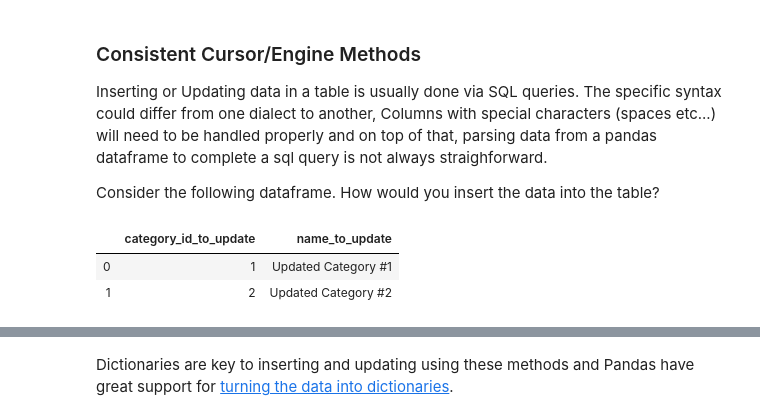
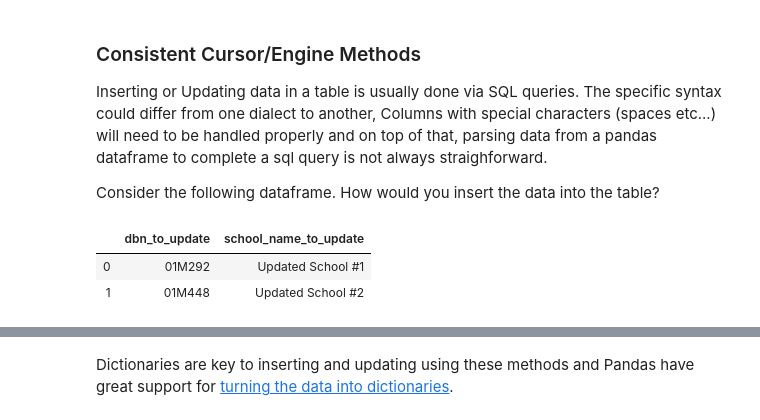
Before and after one commit to CATHounyo/uchicago, a Jupyter notebook: sqlalchemy_simple_benefits.ipynb, the cells around one changed output, grey strips where cells are left out. Drawn from its saved outputs; the diff is of its cells as text; code cells hidden in the pictures.

```diff
--- a/sqlalchemy_simple_benefits.ipynb
+++ b/sqlalchemy_simple_benefits.ipynb
@@ -131,9 +132,19 @@ data_to_update_in_category = pd.DataFrame({
-# %%
-data_to_update_in_category
-# %% [output]
-|  | category_id_to_update | name_to_update |
-| 0 | 1 | Updated Category #1 |
-| 1 | 2 | Updated Category #2 |
+# %%
+data_to_insert_into_table = pd.DataFrame({
+    'dbn': ['01M998', '01M999'],
+    'school_name': ['My Made Up School', 'New School In Town']
+})
+
+data_to_update_in_table = pd.DataFrame({
+    'dbn_to_update': ['01M292', '01M448'],
+    'school_name_to_update': ['Updated School #1', 'Updated School #2']
+})
+# %%
+data_to_update_in_table
+# %% [output]
+|  | dbn_to_update | school_name_to_update |
+| 0 | 01M292 | Updated School #1 |
+| 1 | 01M448 | Updated School #2 |
 # %%
 # You could do something like this
 sql = """
```
Also changed, not shown: parts of 51 cells of this notebook, 2 other files.
